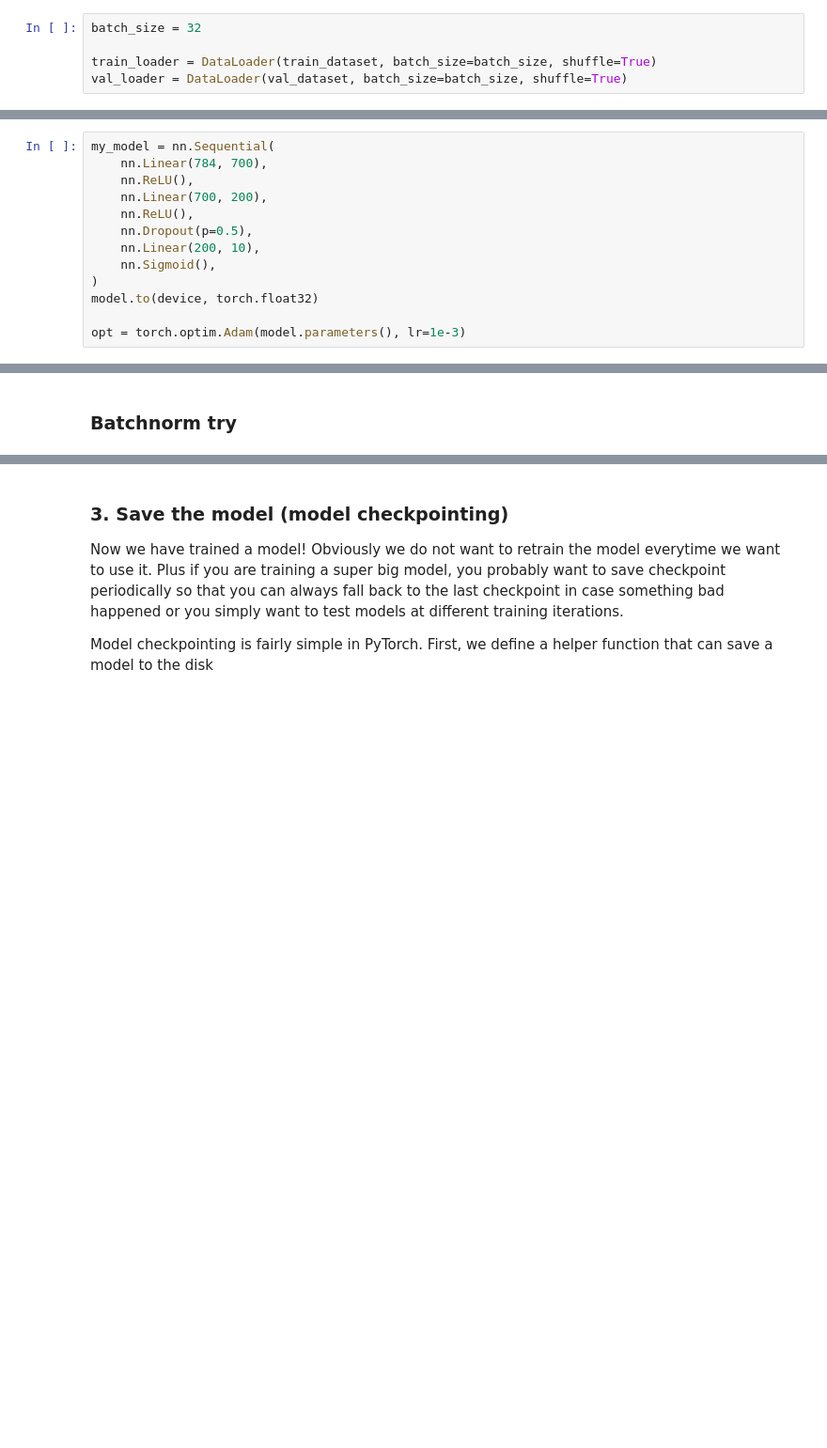
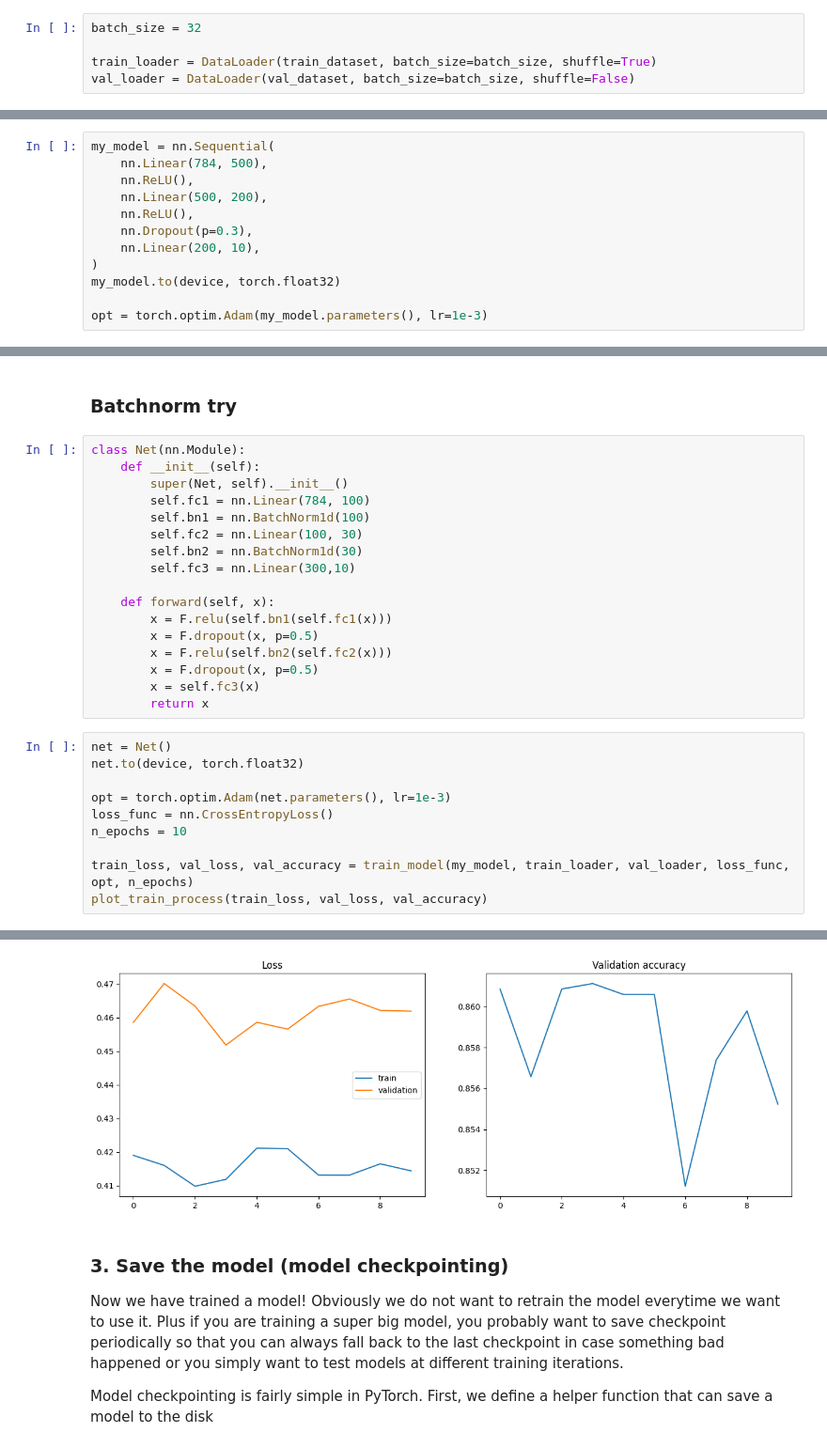
Before and after one commit to h0w34/ml-course, a Jupyter notebook: week0_08_dropout_batchnorm/practice_pytorch_and_dataloaders.ipynb, the cells around one changed output, grey strips where cells are left out. Shown at 94% size. Cells and saved outputs as stored; diff of their text form; blank space fills up the shorter version.

```diff
--- a/week0_08_dropout_batchnorm/practice_pytorch_and_dataloaders.ipynb
+++ b/week0_08_dropout_batchnorm/practice_pytorch_and_dataloaders.ipynb
@@ -507,7 +514,7 @@ validation size: 3744
 batch_size = 32
 
 train_loader = DataLoader(train_dataset, batch_size=batch_size, shuffle=True)
-val_loader = DataLoader(val_dataset, batch_size=batch_size, shuffle=True)
+val_loader = DataLoader(val_dataset, batch_size=batch_size, shuffle=False)
 # %%
 images, labels = next(iter(train_loader))
 
@@ -528,14 +534,13 @@ labels shape on batch size = torch.Size([32])
 ### Dropout try
 # %%
 my_model = nn.Sequential(
-    nn.Linear(784, 700),
+    nn.Linear(784, 500),
     nn.ReLU(),
-    nn.Linear(700, 200),
+    nn.Linear(500, 200),
     nn.ReLU(),
-    nn.Dropout(p=0.5),
+    nn.Dropout(p=0.3),
     nn.Linear(200, 10),
-    nn.Sigmoid(),
 )
-model.to(device, torch.float32)
+my_model.to(device, torch.float32)
 
-opt = torch.optim.Adam(model.parameters(), lr=1e-3)
+opt = torch.optim.Adam(my_model.parameters(), lr=1e-3)
@@ -542,2 +558,30 @@ opt = torch.optim.Adam(model.parameters(), lr=1e-3)
 # %% [markdown]
 ### Batchnorm try
+# %%
+class Net(nn.Module):
+    def __init__(self):
+        super(Net, self).__init__()
+        self.fc1 = nn.Linear(784, 100)
+        self.bn1 = nn.BatchNorm1d(100)
+        self.fc2 = nn.Linear(100, 30)
+        self.bn2 = nn.BatchNorm1d(30)
+        self.fc3 = nn.Linear(300,10)
+
+    def forward(self, x):
+        x = F.relu(self.bn1(self.fc1(x)))
+        x = F.dropout(x, p=0.5)
+        x = F.relu(self.bn2(self.fc2(x)))
+        x = F.dropout(x, p=0.5)
+        x = self.fc3(x)
+        return x
+# %%
+net = Net()
+net.to(device, torch.float32)
+
+opt = torch.optim.Adam(net.parameters(), lr=1e-3)
+loss_func = nn.CrossEntropyLoss()
+n_epochs = 10
+
+train_loss, val_loss, val_accuracy = train_model(my_model, train_loader, val_loader, loss_func, opt, n_epochs)
+plot_train_process(train_loss, val_loss, val_accuracy)
+# %% [output]
@@ -544,3 +605,4 @@ opt = torch.optim.Adam(model.parameters(), lr=1e-3)
+[figure, added]
 # %% [markdown]
 ### 3. Save the model (model checkpointing)
 
```
Also changed, not shown: parts of 19 cells of this notebook.
